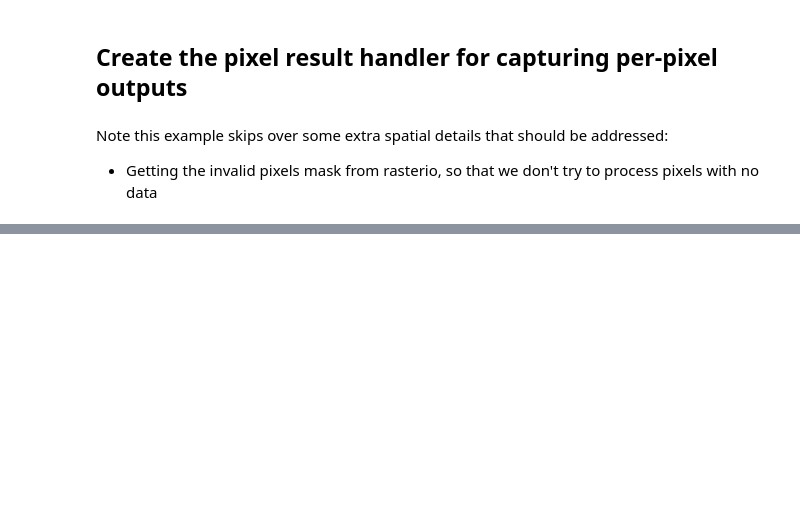
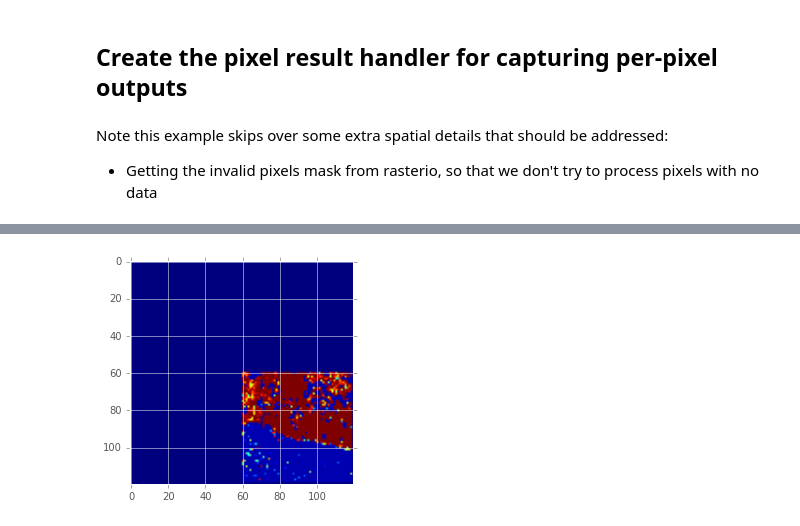
Before and after one commit to obarrilero/sambuca, a Jupyter notebook: reference/notebooks/New Sambuca.ipynb, the cells around one changed output, grey strips where cells are left out. Cells and saved outputs as stored; diff of their text form; code cells hidden in the pictures; blank space fills up the shorter version.

```diff
--- a/reference/notebooks/New Sambuca.ipynb
+++ b/reference/notebooks/New Sambuca.ipynb
@@ -356,0 +448,4 @@ for x in range(xstart, xend):
+# %%
+plt.imshow(result_recorder.chl);
+# %% [output]
+[figure, added]
```
Also changed, not shown: parts of 34 cells of this notebook.
